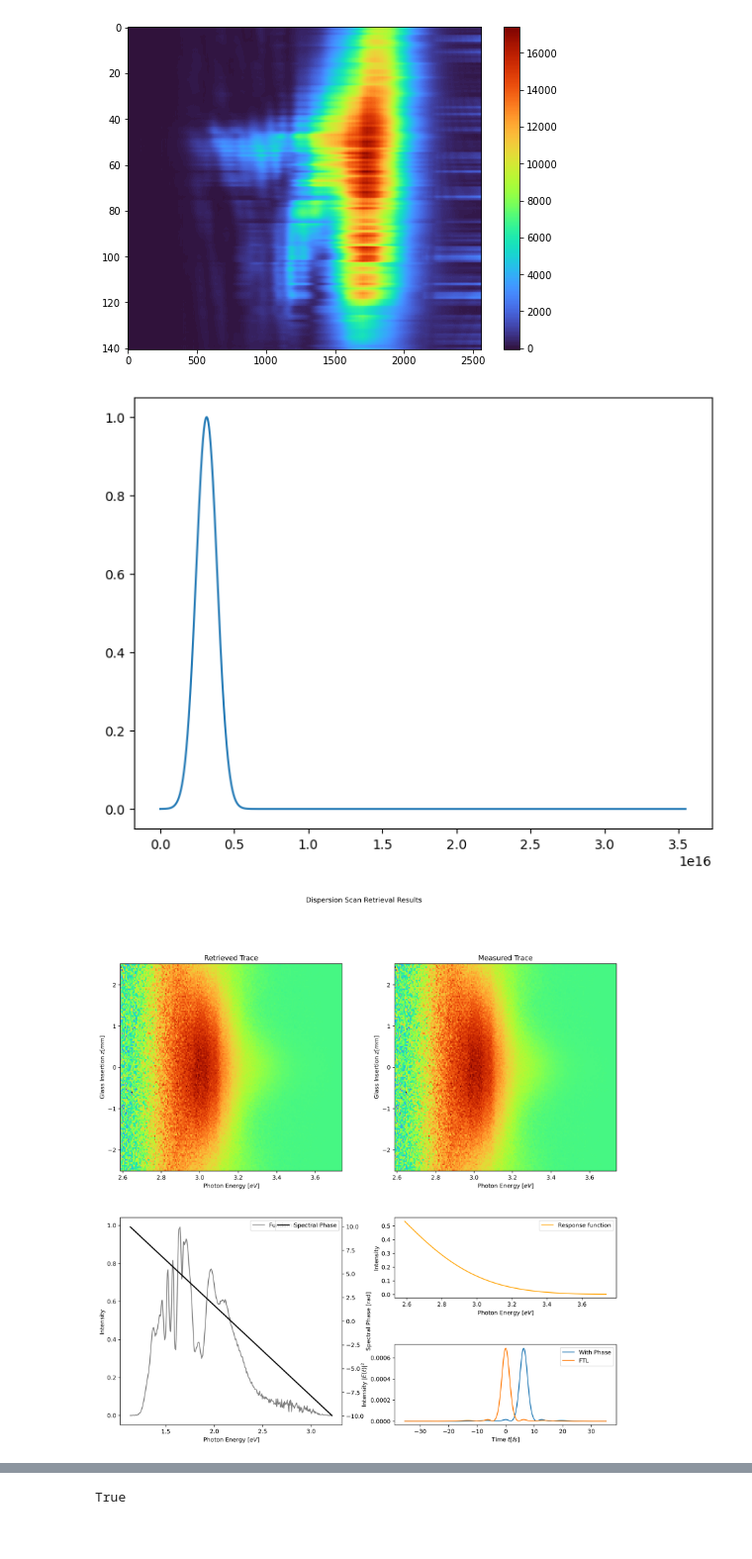
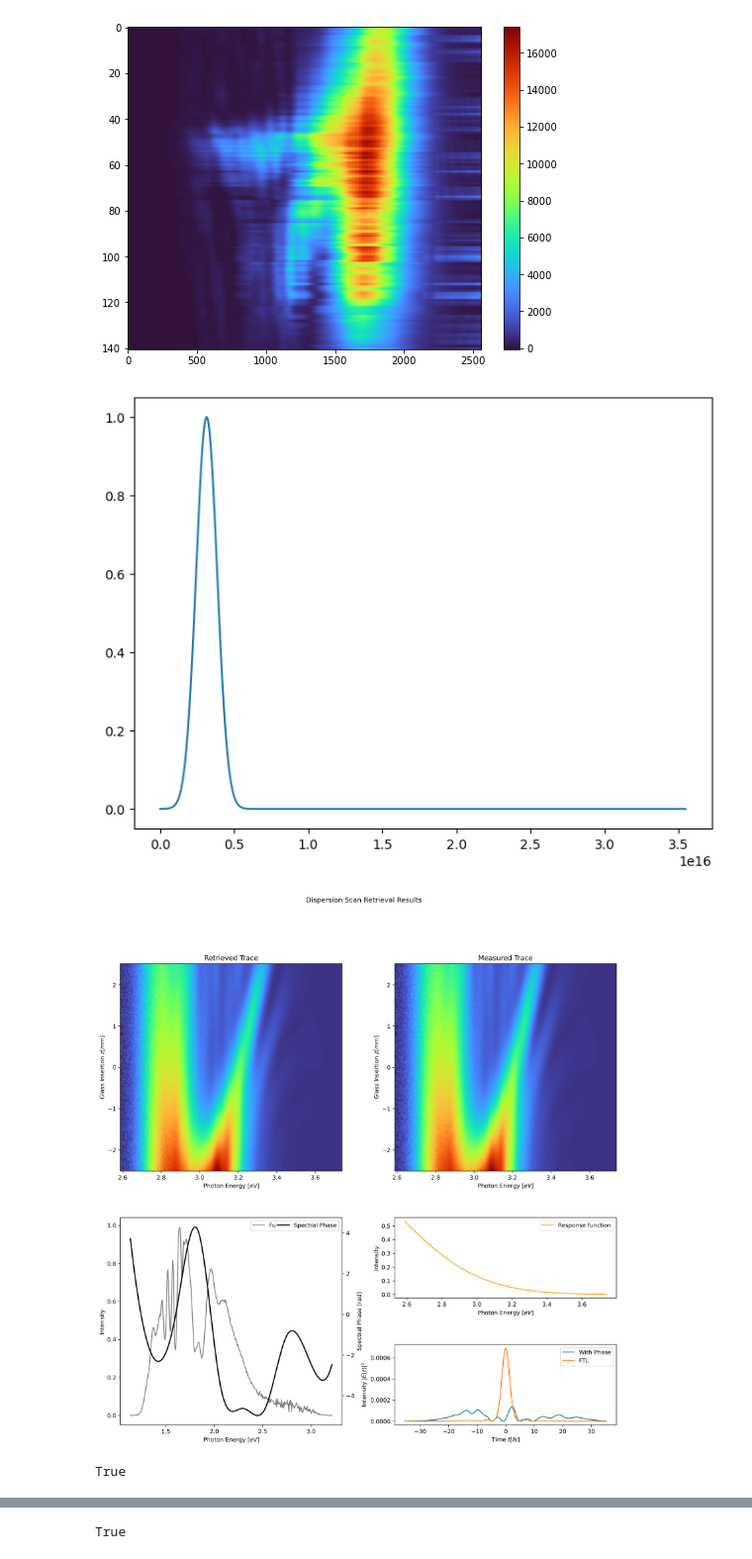
Before and after one commit to maxawake/Dispersion-Scan-Retrieval, a Jupyter notebook: dscan - prototyping.ipynb, the cells around one changed output, grey strips where cells are left out. Shown at 99% size. Drawn from its saved outputs; the diff is of its cells as text; code cells hidden in the pictures.

```diff
--- a/dscan - prototyping.ipynb
+++ b/dscan - prototyping.ipynb
@@ -278,31 +278,32 @@ plt.colorbar()
 # %%
 from dscan_retrieval import *
 
 dscan = Dscan("/home/max/Dropbox/MPI/Data/test-data/Fundamental.txt")
 #dscan = Dscan("C:\\Users\max-r\\Dropbox\\MPI\\Data\\test-data\\Fundamental.txt")
 
-values = np.linspace(-1,1,10)*10#0.06*np.arange(-10,10)**2#(np.random.random(10)-0.5)*10
+values = (np.random.random(10)-0.5)*10#np.linspace(-1,1,10)*10#0.06*np.arange(-10,10)**2#(np.random.random(10)-0.5)*10
 x = dscan.omega_lin
 x0 = (2*np.pi*c)/ 600e-9
 sigma = 10e14
 response = np.exp(-(x-x0)**2/sigma**2)
 
 plt.plot(x, response)
 plt.show()
 
 noise = np.random.normal(0,1,())
 
 trace = dscan.simulate_trace(values)*response
-noise = np.random.normal(0,1e-5,trace.shape)
+noise = np.random.normal(0,1e-4,trace.shape)
 trace += noise
 
 dscan.plot_result(trace, trace, values, response)
 
 params = 10
 lb = 0.0001
 retrieved_phase, retrieved_trace = dscan.retrieval(trace, params=params, lb=lb)
 
 dscan.plot_result()
 # %% [output]
 [figure]
-[figure, old version]
+[figure, new version]
+True
```
Also changed, not shown: parts of 1 cell of this notebook.
